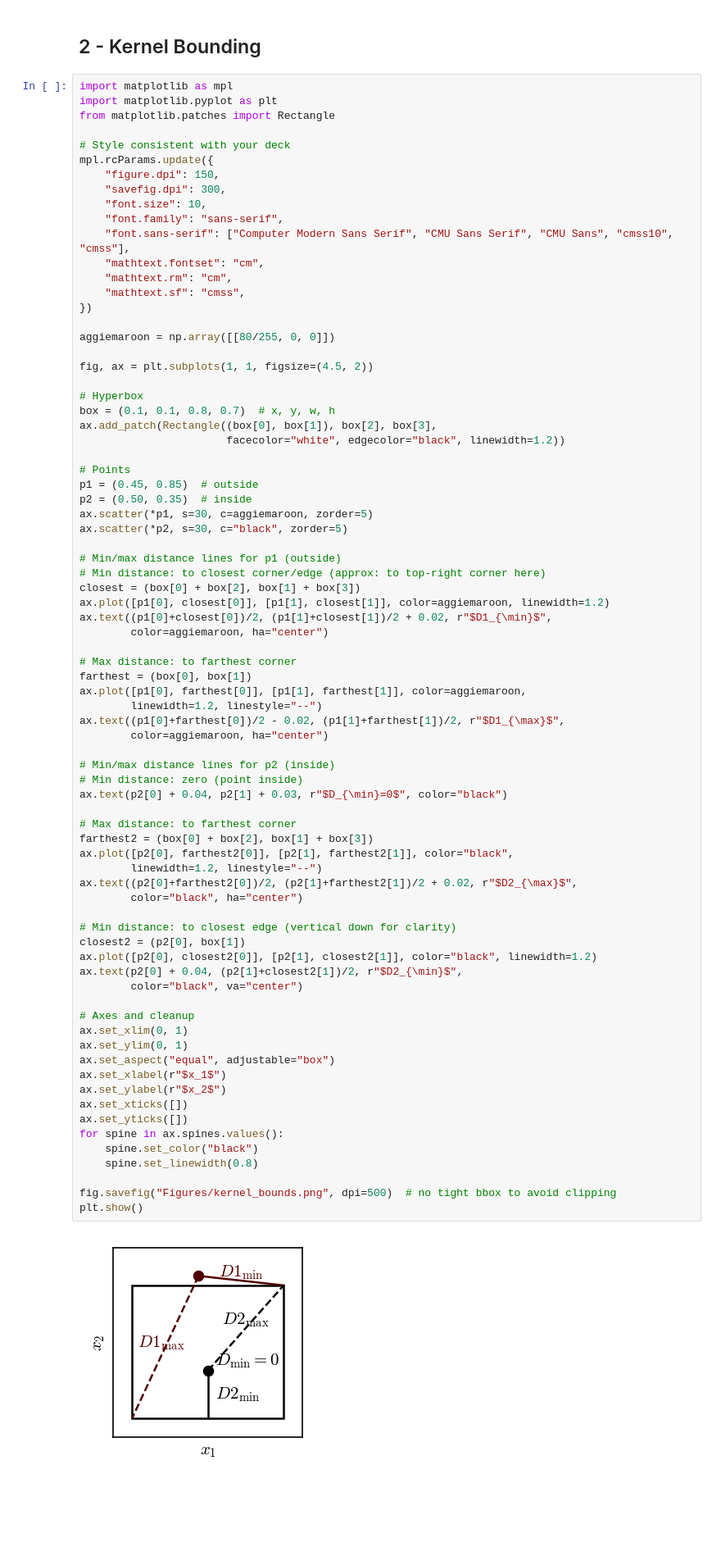
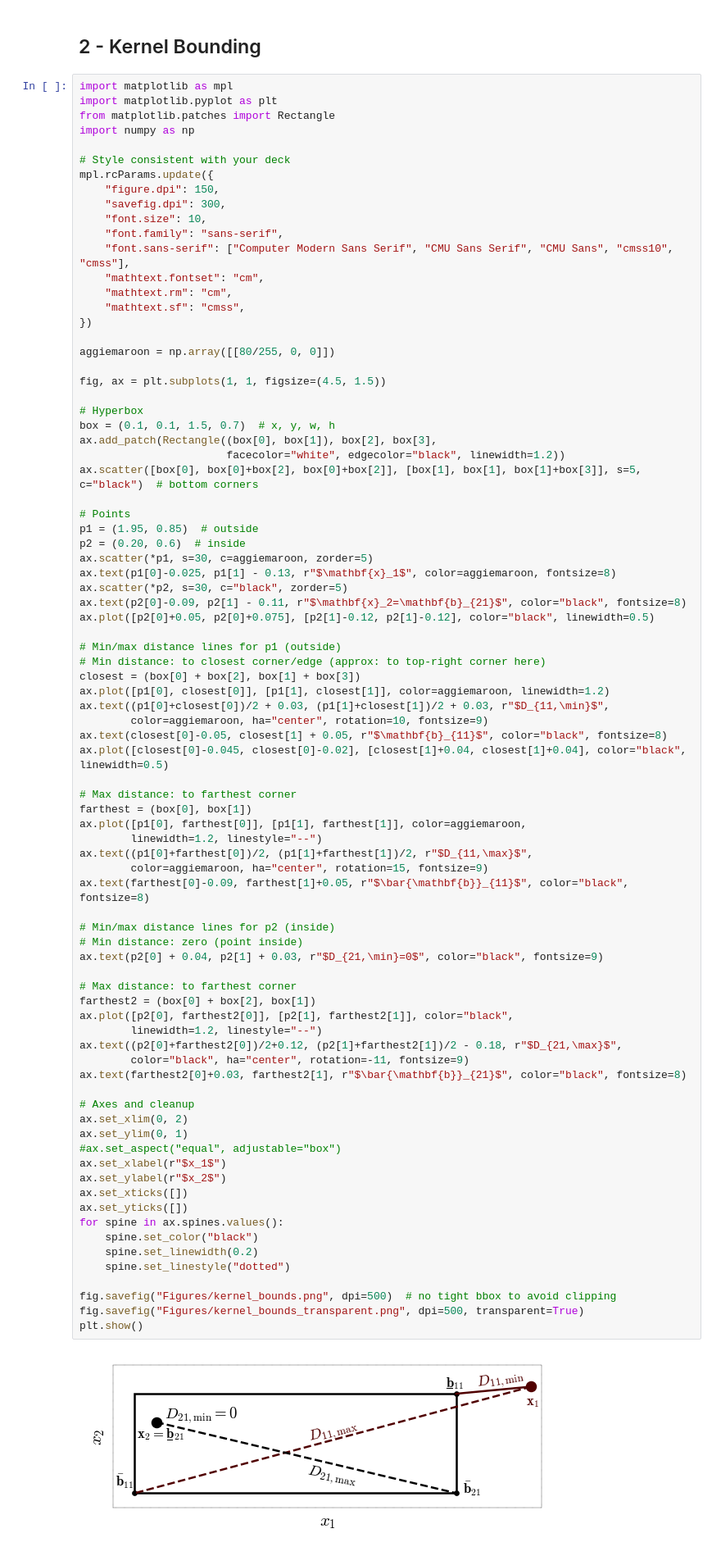
Before and after one commit to juanesfco/tamubo, a Jupyter notebook: development/exactBO_presentation.ipynb, the cells around one changed output. Shown at 82% size. Drawn from its saved outputs; the diff is of its cells as text; blank space fills up the shorter version.

Commit message:
figures

```diff
--- a/development/exactBO_presentation.ipynb
+++ b/development/exactBO_presentation.ipynb
@@ -117,6 +117,7 @@ fig.savefig("Figures/bo_vs_exactbo_transparent.png", dpi=500, transparent=True)
 import matplotlib as mpl
 import matplotlib.pyplot as plt
 from matplotlib.patches import Rectangle
+import numpy as np
 
 # Style consistent with your deck
 mpl.rcParams.update({
@@ -132,63 +133,67 @@ mpl.rcParams.update({
 
 aggiemaroon = np.array([[80/255, 0, 0]])
 
-fig, ax = plt.subplots(1, 1, figsize=(4.5, 2))
+fig, ax = plt.subplots(1, 1, figsize=(4.5, 1.5))
 
 # Hyperbox
-box = (0.1, 0.1, 0.8, 0.7)  # x, y, w, h
+box = (0.1, 0.1, 1.5, 0.7)  # x, y, w, h
 ax.add_patch(Rectangle((box[0], box[1]), box[2], box[3],
                        facecolor="white", edgecolor="black", linewidth=1.2))
+ax.scatter([box[0], box[0]+box[2], box[0]+box[2]], [box[1], box[1], box[1]+box[3]], s=5, c="black")  # bottom corners
 
 # Points
-p1 = (0.45, 0.85)  # outside
-p2 = (0.50, 0.35)  # inside
+p1 = (1.95, 0.85)  # outside
+p2 = (0.20, 0.6)  # inside
 ax.scatter(*p1, s=30, c=aggiemaroon, zorder=5)
+ax.text(p1[0]-0.025, p1[1] - 0.13, r"$\mathbf{x}_1$", color=aggiemaroon, fontsize=8)
 ax.scatter(*p2, s=30, c="black", zorder=5)
+ax.text(p2[0]-0.09, p2[1] - 0.11, r"$\mathbf{x}_2=\mathbf{b}_{21}$", color="black", fontsize=8)
+ax.plot([p2[0]+0.05, p2[0]+0.075], [p2[1]-0.12, p2[1]-0.12], color="black", linewidth=0.5)
 
 # Min/max distance lines for p1 (outside)
 # Min distance: to closest corner/edge (approx: to top-right corner here)
 closest = (box[0] + box[2], box[1] + box[3])
 ax.plot([p1[0], closest[0]], [p1[1], closest[1]], color=aggiemaroon, linewidth=1.2)
-ax.text((p1[0]+closest[0])/2, (p1[1]+closest[1])/2 + 0.02, r"$D1_{\min}$",
-        color=aggiemaroon, ha="center")
+ax.text((p1[0]+closest[0])/2 + 0.03, (p1[1]+closest[1])/2 + 0.03, r"$D_{11,\min}$",
+        color=aggiemaroon, ha="center", rotation=10, fontsize=9)
+ax.text(closest[0]-0.05, closest[1] + 0.05, r"$\mathbf{b}_{11}$", color="black", fontsize=8)
+ax.plot([closest[0]-0.045, closest[0]-0.02], [closest[1]+0.04, closest[1]+0.04], color="black", linewidth=0.5)
 
 # Max distance: to farthest corner
 farthest = (box[0], box[1])
 ax.plot([p1[0], farthest[0]], [p1[1], farthest[1]], color=aggiemaroon,
         linewidth=1.2, linestyle="--")
-ax.text((p1[0]+farthest[0])/2 - 0.02, (p1[1]+farthest[1])/2, r"$D1_{\max}$",
-        color=aggiemaroon, ha="center")
+ax.text((p1[0]+farthest[0])/2, (p1[1]+farthest[1])/2, r"$D_{11,\max}$",
+        color=aggiemaroon, ha="center", rotation=15, fontsize=9)
+ax.text(farthest[0]-0.09, farthest[1]+0.05, r"$\bar{\mathbf{b}}_{11}$", color="black", fontsize=8)
 
 # Min/max distance lines for p2 (inside)
 # Min distance: zero (point inside)
-ax.text(p2[0] + 0.04, p2[1] + 0.03, r"$D_{\min}=0$", color="black")
+ax.text(p2[0] + 0.04, p2[1] + 0.03, r"$D_{21,\min}=0$", color="black", fontsize=9)
 
 # Max distance: to farthest corner
-farthest2 = (box[0] + box[2], box[1] + box[3])
+farthest2 = (box[0] + box[2], box[1])
 ax.plot([p2[0], farthest2[0]], [p2[1], farthest2[1]], color="black",
         linewidth=1.2, linestyle="--")
-ax.text((p2[0]+farthest2[0])/2, (p2[1]+farthest2[1])/2 + 0.02, r"$D2_{\max}$",
-        color="black", ha="center")
-
-# Min distance: to closest edge (vertical down for clarity)
-closest2 = (p2[0], box[1])
-ax.plot([p2[0], closest2[0]], [p2[1], closest2[1]], color="black", linewidth=1.2)
-ax.text(p2[0] + 0.04, (p2[1]+closest2[1])/2, r"$D2_{\min}$",
-        color="black", va="center")
+ax.text((p2[0]+farthest2[0])/2+0.12, (p2[1]+farthest2[1])/2 - 0.18, r"$D_{21,\max}$",
+        color="black", ha="center", rotation=-11, fontsize=9)
+ax.text(farthest2[0]+0.03, farthest2[1], r"$\bar{\mathbf{b}}_{21}$", color="black", fontsize=8)
 
 # Axes and cleanup
-ax.set_xlim(0, 1)
+ax.set_xlim(0, 2)
 ax.set_ylim(0, 1)
-ax.set_aspect("equal", adjustable="box")
+#ax.set_aspect("equal", adjustable="box")
 ax.set_xlabel(r"$x_1$")
 ax.set_ylabel(r"$x_2$")
 ax.set_xticks([])
 ax.set_yticks([])
 for spine in ax.spines.values():
     spine.set_color("black")
-    spine.set_linewidth(0.8)
+    spine.set_linewidth(0.2)
+    spine.set_linestyle("dotted")
 
 fig.savefig("Figures/kernel_bounds.png", dpi=500)  # no tight bbox to avoid clipping
+fig.savefig("Figures/kernel_bounds_transparent.png", dpi=500, transparent=True)
 plt.show()
 # %% [output]
-[figure, old version]
+[figure, new version]
```
Also changed, not shown: parts of 4 cells of this notebook, 8 other files.
